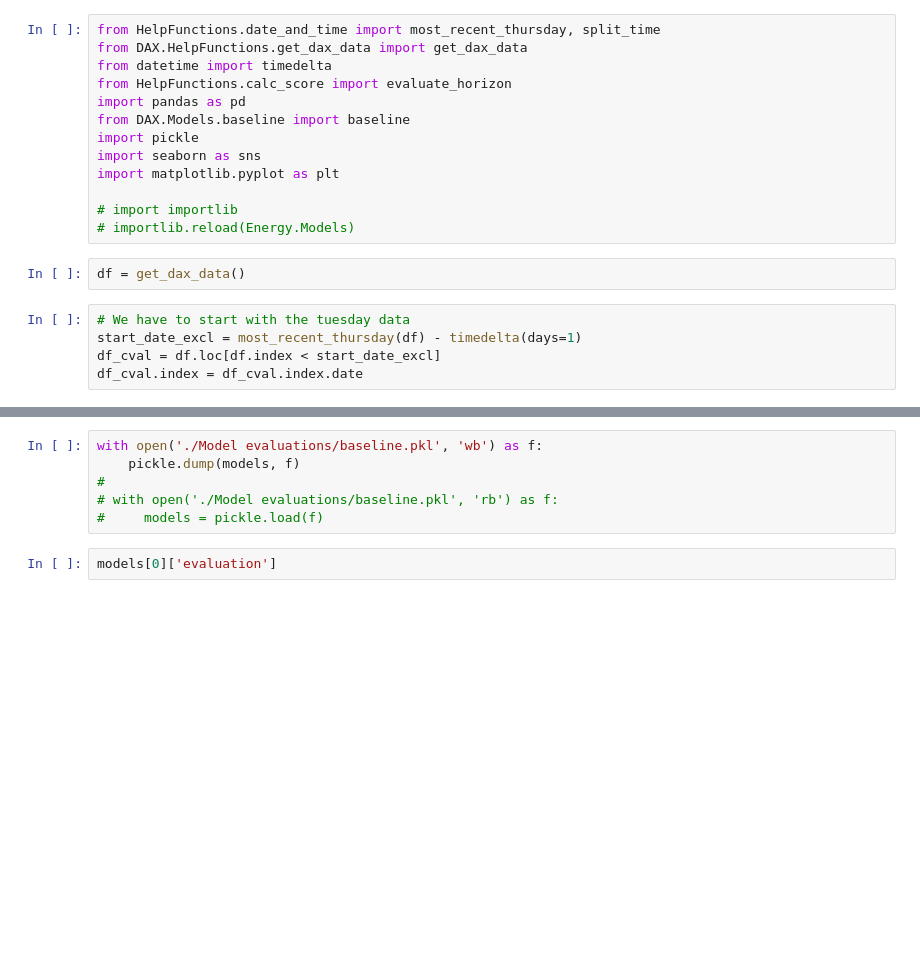
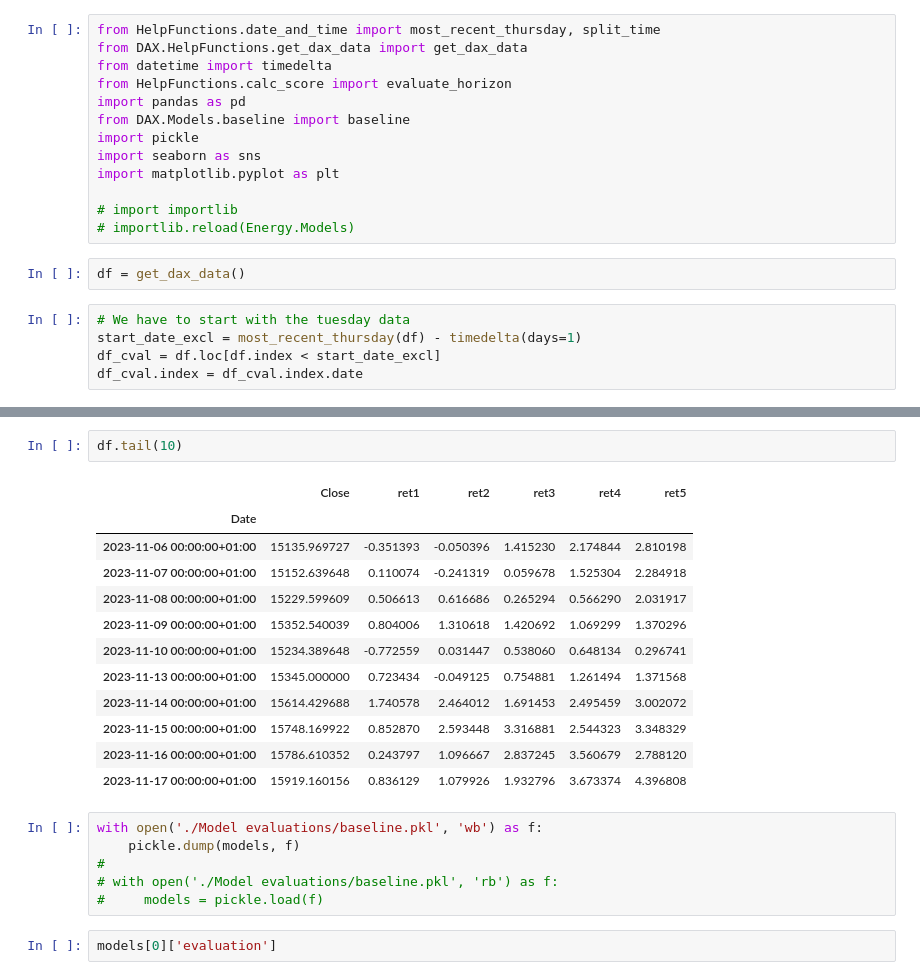
Before and after one commit to EliasKng/PTSFC, a Jupyter notebook: DAX/Validation/cross_validate_dax.ipynb, the cells around one changed output, grey strips where cells are left out. Drawn from its saved outputs; the diff is of its cells as text; blank space fills up the shorter version.

```diff
--- a/DAX/Validation/cross_validate_dax.ipynb
+++ b/DAX/Validation/cross_validate_dax.ipynb
@@ -73,3 +120,18 @@ evaluate_models(models, df, 100, weeks=True)
+# %%
+df.tail(10)
+# %% [output]
+|  | Close | ret1 | ret2 | ret3 | ret4 | ret5 |
+| Date |  |  |  |  |  |  |
+| 2023-11-06 00:00:00+01:00 | 15135.969727 | -0.351393 | -0.050396 | 1.415230 | 2.174844 | 2.810198 |
+| 2023-11-07 00:00:00+01:00 | 15152.639648 | 0.110074 | -0.241319 | 0.059678 | 1.525304 | 2.284918 |
+| 2023-11-08 00:00:00+01:00 | 15229.599609 | 0.506613 | 0.616686 | 0.265294 | 0.566290 | 2.031917 |
+| 2023-11-09 00:00:00+01:00 | 15352.540039 | 0.804006 | 1.310618 | 1.420692 | 1.069299 | 1.370296 |
+| 2023-11-10 00:00:00+01:00 | 15234.389648 | -0.772559 | 0.031447 | 0.538060 | 0.648134 | 0.296741 |
+| 2023-11-13 00:00:00+01:00 | 15345.000000 | 0.723434 | -0.049125 | 0.754881 | 1.261494 | 1.371568 |
+| 2023-11-14 00:00:00+01:00 | 15614.429688 | 1.740578 | 2.464012 | 1.691453 | 2.495459 | 3.002072 |
+| 2023-11-15 00:00:00+01:00 | 15748.169922 | 0.852870 | 2.593448 | 3.316881 | 2.544323 | 3.348329 |
+| 2023-11-16 00:00:00+01:00 | 15786.610352 | 0.243797 | 1.096667 | 2.837245 | 3.560679 | 2.788120 |
+| 2023-11-17 00:00:00+01:00 | 15919.160156 | 0.836129 | 1.079926 | 1.932796 | 3.673374 | 4.396808 |
 # %%
 with open('./Model evaluations/baseline.pkl', 'wb') as f:
     pickle.dump(models, f)
```
Also changed, not shown: parts of 9 cells of this notebook, 1 other file.
